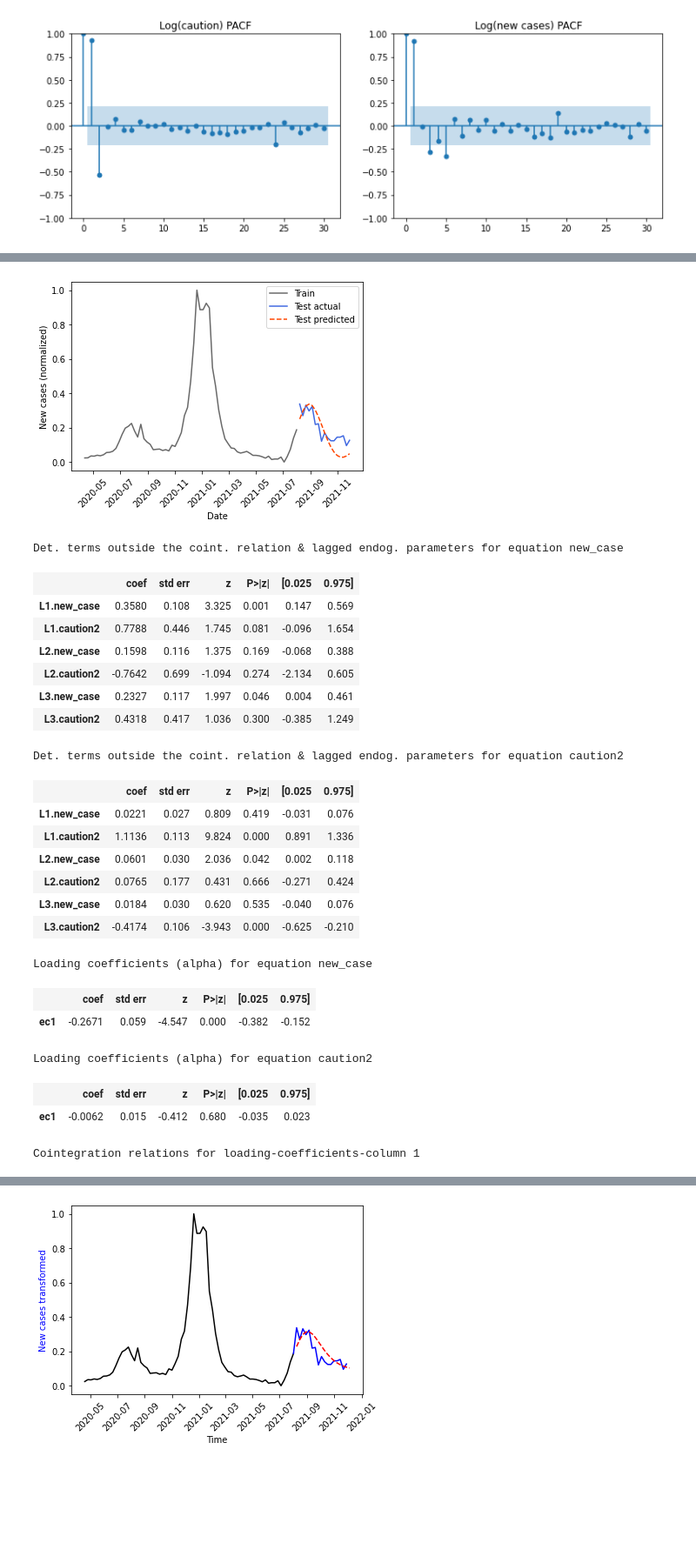
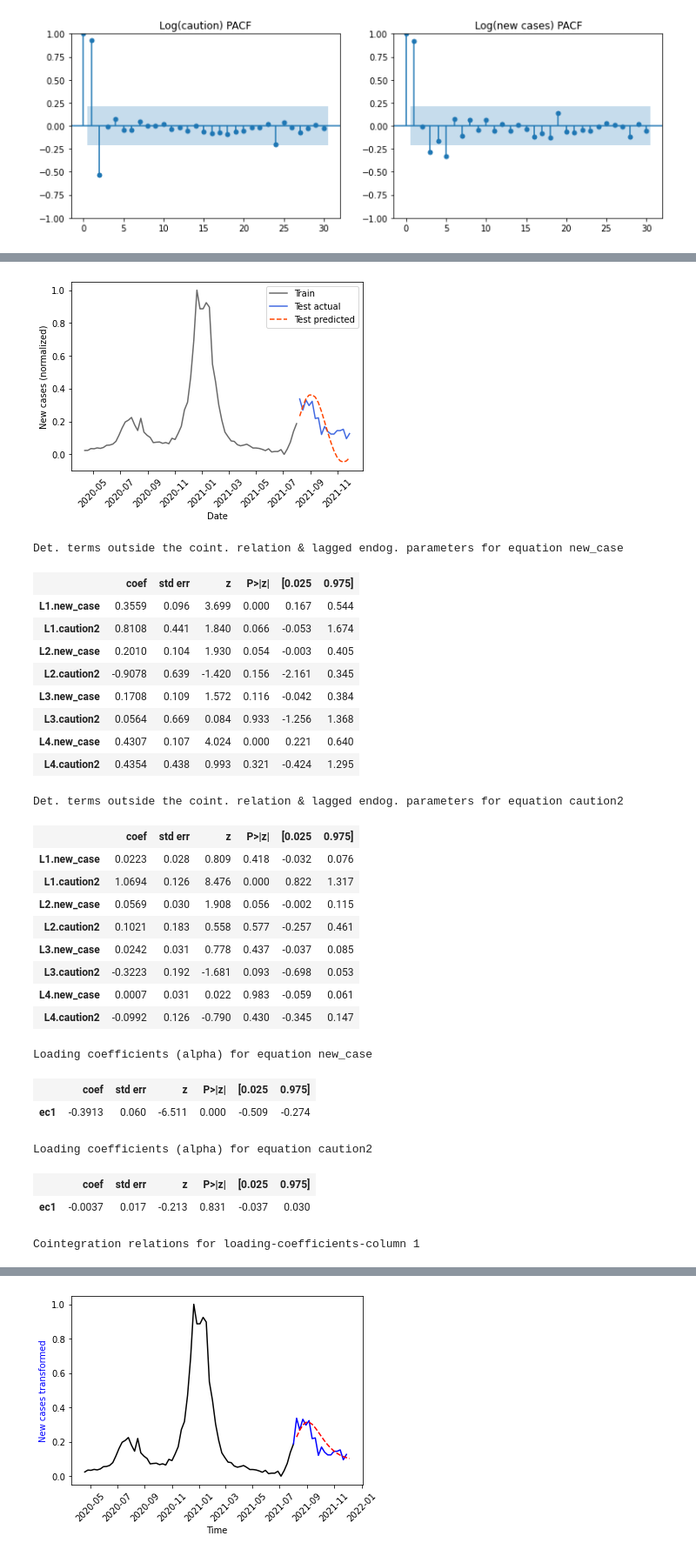
Before and after one commit to xpliu16/COVID_prediction, a Jupyter notebook: Time_series_prediction.ipynb, the cells around one changed output, grey strips where cells are left out. Shown at 87% size. Drawn from its saved outputs; the diff is of its cells as text; code cells hidden in the pictures; blank space fills up the shorter version.

```diff
--- a/Time_series_prediction.ipynb
+++ b/Time_series_prediction.ipynb
@@ -417,43 +417,47 @@ Johansen cointegration test using maximum eigenvalue test statistic with 5% sign
 # %%
-model_VECM = VECM(train, coint_rank=1, k_ar_diff=3)
+model_VECM = VECM(train, coint_rank=1, k_ar_diff=)
 vecm_res = model_VECM.fit()
 
 fc_vecm, lower, upper = vecm_res.predict(steps=len(test), alpha=0.05)
 
 plt.plot(train.new_case, color='dimgray')
 plt.plot(test.new_case, color='royalblue')
 plt.plot(test.index,fc_vecm[:,0], color='orangered',linestyle='--')
 plt.xticks(rotation=45)
 plt.xlabel('Date')
 plt.ylabel('New cases (normalized)')
 plt.legend(['Train','Test actual','Test predicted'])
 plt.show()
 
 vecm_res.summary()
 # %% [output]
-[figure, old version]
+[figure, new version]
 Det. terms outside the coint. relation & lagged endog. parameters for equation new_case
 |  | coef | std err | z | P>|z| | [0.025 | 0.975] |
-| L1.new_case | 0.3580 | 0.108 | 3.325 | 0.001 | 0.147 | 0.569 |
-| L1.caution2 | 0.7788 | 0.446 | 1.745 | 0.081 | -0.096 | 1.654 |
-| L2.new_case | 0.1598 | 0.116 | 1.375 | 0.169 | -0.068 | 0.388 |
-| L2.caution2 | -0.7642 | 0.699 | -1.094 | 0.274 | -2.134 | 0.605 |
-| L3.new_case | 0.2327 | 0.117 | 1.997 | 0.046 | 0.004 | 0.461 |
-| L3.caution2 | 0.4318 | 0.417 | 1.036 | 0.300 | -0.385 | 1.249 |
+| L1.new_case | 0.3559 | 0.096 | 3.699 | 0.000 | 0.167 | 0.544 |
+| L1.caution2 | 0.8108 | 0.441 | 1.840 | 0.066 | -0.053 | 1.674 |
+| L2.new_case | 0.2010 | 0.104 | 1.930 | 0.054 | -0.003 | 0.405 |
+| L2.caution2 | -0.9078 | 0.639 | -1.420 | 0.156 | -2.161 | 0.345 |
+| L3.new_case | 0.1708 | 0.109 | 1.572 | 0.116 | -0.042 | 0.384 |
+| L3.caution2 | 0.0564 | 0.669 | 0.084 | 0.933 | -1.256 | 1.368 |
+| L4.new_case | 0.4307 | 0.107 | 4.024 | 0.000 | 0.221 | 0.640 |
+| L4.caution2 | 0.4354 | 0.438 | 0.993 | 0.321 | -0.424 | 1.295 |
 Det. terms outside the coint. relation & lagged endog. parameters for equation caution2
 |  | coef | std err | z | P>|z| | [0.025 | 0.975] |
-| L1.new_case | 0.0221 | 0.027 | 0.809 | 0.419 | -0.031 | 0.076 |
-| L1.caution2 | 1.1136 | 0.113 | 9.824 | 0.000 | 0.891 | 1.336 |
-| L2.new_case | 0.0601 | 0.030 | 2.036 | 0.042 | 0.002 | 0.118 |
-| L2.caution2 | 0.0765 | 0.177 | 0.431 | 0.666 | -0.271 | 0.424 |
-| L3.new_case | 0.0184 | 0.030 | 0.620 | 0.535 | -0.040 | 0.076 |
-| L3.caution2 | -0.4174 | 0.106 | -3.943 | 0.000 | -0.625 | -0.210 |
+| L1.new_case | 0.0223 | 0.028 | 0.809 | 0.418 | -0.032 | 0.076 |
+| L1.caution2 | 1.0694 | 0.126 | 8.476 | 0.000 | 0.822 | 1.317 |
+| L2.new_case | 0.0569 | 0.030 | 1.908 | 0.056 | -0.002 | 0.115 |
+| L2.caution2 | 0.1021 | 0.183 | 0.558 | 0.577 | -0.257 | 0.461 |
+| L3.new_case | 0.0242 | 0.031 | 0.778 | 0.437 | -0.037 | 0.085 |
+| L3.caution2 | -0.3223 | 0.192 | -1.681 | 0.093 | -0.698 | 0.053 |
+| L4.new_case | 0.0007 | 0.031 | 0.022 | 0.983 | -0.059 | 0.061 |
+| L4.caution2 | -0.0992 | 0.126 | -0.790 | 0.430 | -0.345 | 0.147 |
 Loading coefficients (alpha) for equation new_case
 |  | coef | std err | z | P>|z| | [0.025 | 0.975] |
-| ec1 | -0.2671 | 0.059 | -4.547 | 0.000 | -0.382 | -0.152 |
+| ec1 | -0.3913 | 0.060 | -6.511 | 0.000 | -0.509 | -0.274 |
 Loading coefficients (alpha) for equation caution2
 |  | coef | std err | z | P>|z| | [0.025 | 0.975] |
-| ec1 | -0.0062 | 0.015 | -0.412 | 0.680 | -0.035 | 0.023 |
+| ec1 | -0.0037 | 0.017 | -0.213 | 0.831 | -0.037 | 0.030 |
 Cointegration relations for loading-coefficients-column 1
 |  | coef | std err | z | P>|z| | [0.025 | 0.975] |
 | beta.1 | 1.0000 | 0 | 0 | 0.000 | 1.000 | 1.000 |
```
Also changed, not shown: parts of 19 cells of this notebook.
